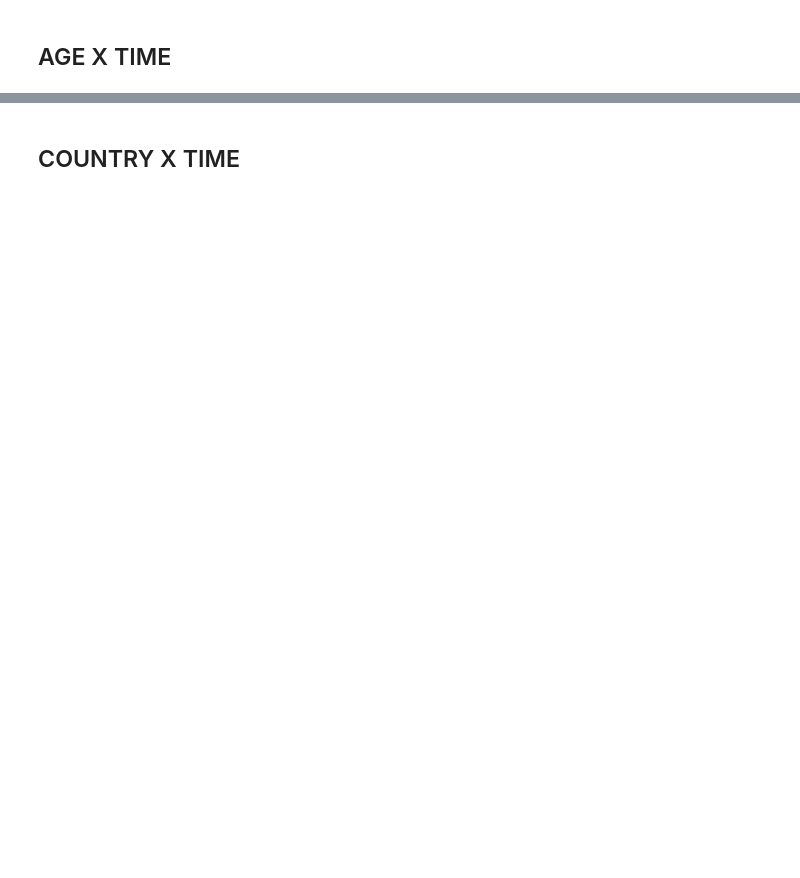
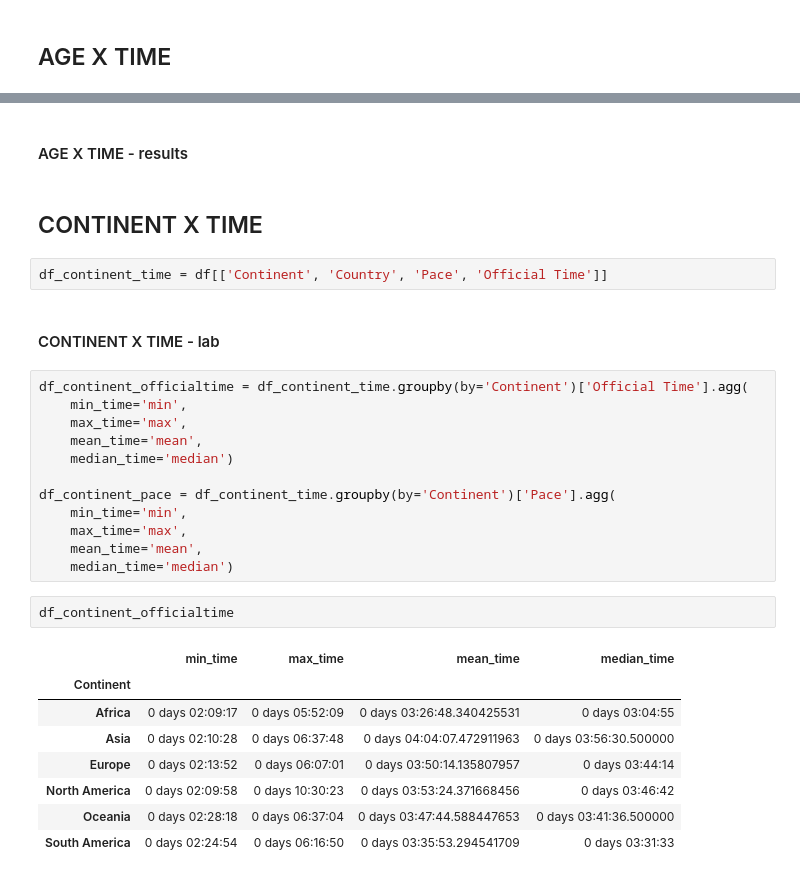
Before and after one commit to chambers29/boston_marathons, a Jupyter notebook: boston_3.ipynb, the cells around one changed output, grey strips where cells are left out. Saved outputs shown, nothing was run; the diff lists cells and outputs as text; blank space fills up the shorter version.

```diff
--- a/boston_3.ipynb
+++ b/boston_3.ipynb
@@ -439,2 +454,31 @@ Africa            51        0.14
+# %% [markdown]
+#### AGE X TIME - results
 # %% [markdown]
-## COUNTRY X TIME
+## CONTINENT X TIME
+# %%
+df_continent_time = df[['Continent', 'Country', 'Pace', 'Official Time']]
+# %% [markdown]
+#### CONTINENT X TIME - lab
+# %%
+df_continent_officialtime = df_continent_time.groupby(by='Continent')['Official Time'].agg(
+    min_time='min',
+    max_time='max',
+    mean_time='mean',
+    median_time='median')
+
+df_continent_pace = df_continent_time.groupby(by='Continent')['Pace'].agg(
+    min_time='min',
+    max_time='max',
+    mean_time='mean',
+    median_time='median')
+# %%
+df_continent_officialtime
+# %% [output]
+|  | min_time | max_time | mean_time | median_time |
+| Continent |  |  |  |  |
+| Africa | 0 days 02:09:17 | 0 days 05:52:09 | 0 days 03:26:48.340425531 | 0 days 03:04:55 |
+| Asia | 0 days 02:10:28 | 0 days 06:37:48 | 0 days 04:04:07.472911963 | 0 days 03:56:30.500000 |
+| Europe | 0 days 02:13:52 | 0 days 06:07:01 | 0 days 03:50:14.135807957 | 0 days 03:44:14 |
+| North America | 0 days 02:09:58 | 0 days 10:30:23 | 0 days 03:53:24.371668456 | 0 days 03:46:42 |
+| Oceania | 0 days 02:28:18 | 0 days 06:37:04 | 0 days 03:47:44.588447653 | 0 days 03:41:36.500000 |
+| South America | 0 days 02:24:54 | 0 days 06:16:50 | 0 days 03:35:53.294541709 | 0 days 03:31:33 |
```
Also changed, not shown: parts of 9 cells of this notebook.
